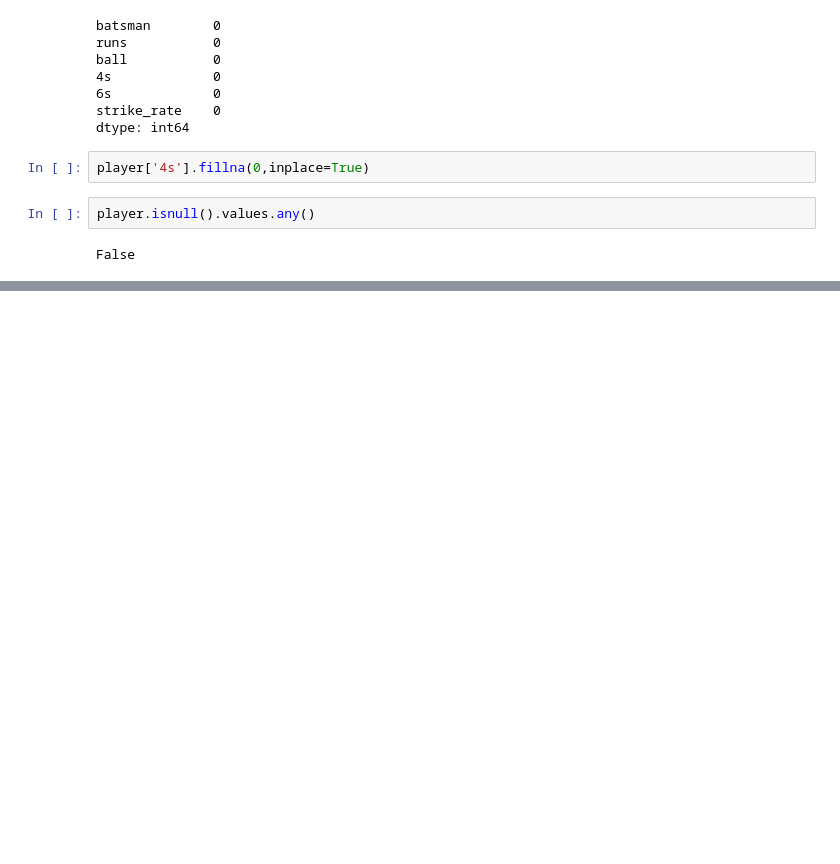
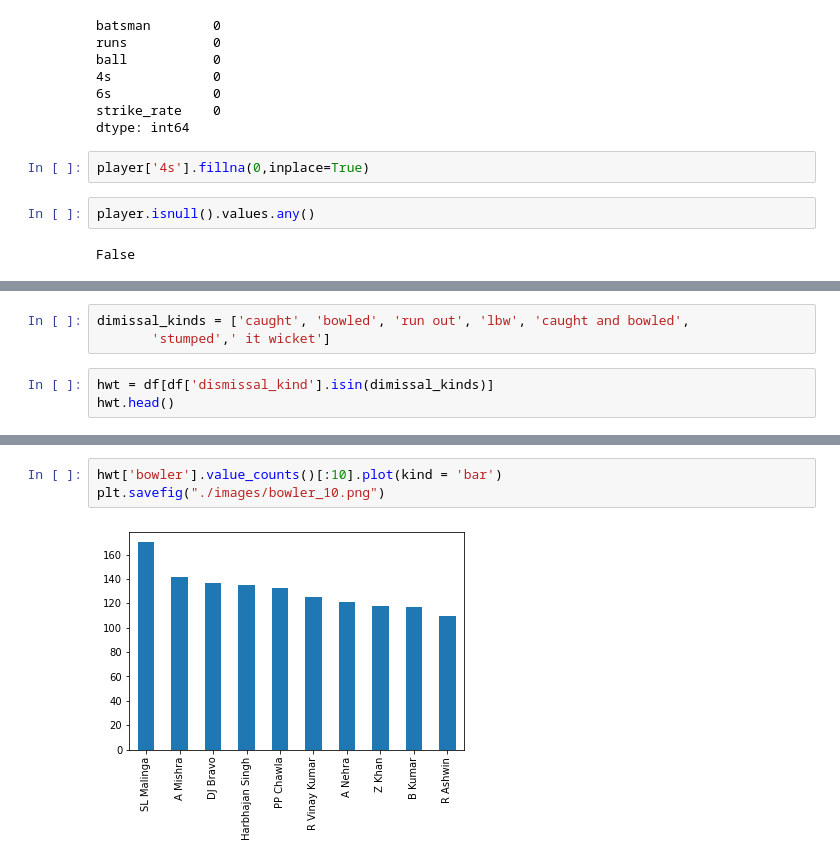
Before and after one commit to Data-Analysis-Projects-Udemy/Project-5-IPL-Data-Analysis-, a Jupyter notebook: deliveries.ipynb, the cells around one changed output, grey strips where cells are left out. Cells and saved outputs as stored; diff of their text form; blank space fills up the shorter version.

```diff
--- a/deliveries.ipynb
+++ b/deliveries.ipynb
@@ -506,0 +592,6 @@ grp
+# %%
+dimissal_kinds = ['caught', 'bowled', 'run out', 'lbw', 'caught and bowled',
+       'stumped',' it wicket']
+# %%
+hwt = df[df['dismissal_kind'].isin(dimissal_kinds)]
+hwt.head()
@@ -506,0 +606,5 @@ grp
+# %%
+hwt['bowler'].value_counts()[:10].plot(kind = 'bar')
+plt.savefig("./images/bowler_10.png")
+# %% [output]
+[figure, added]
```
Also changed, not shown: parts of 14 cells of this notebook, 16 other files.
